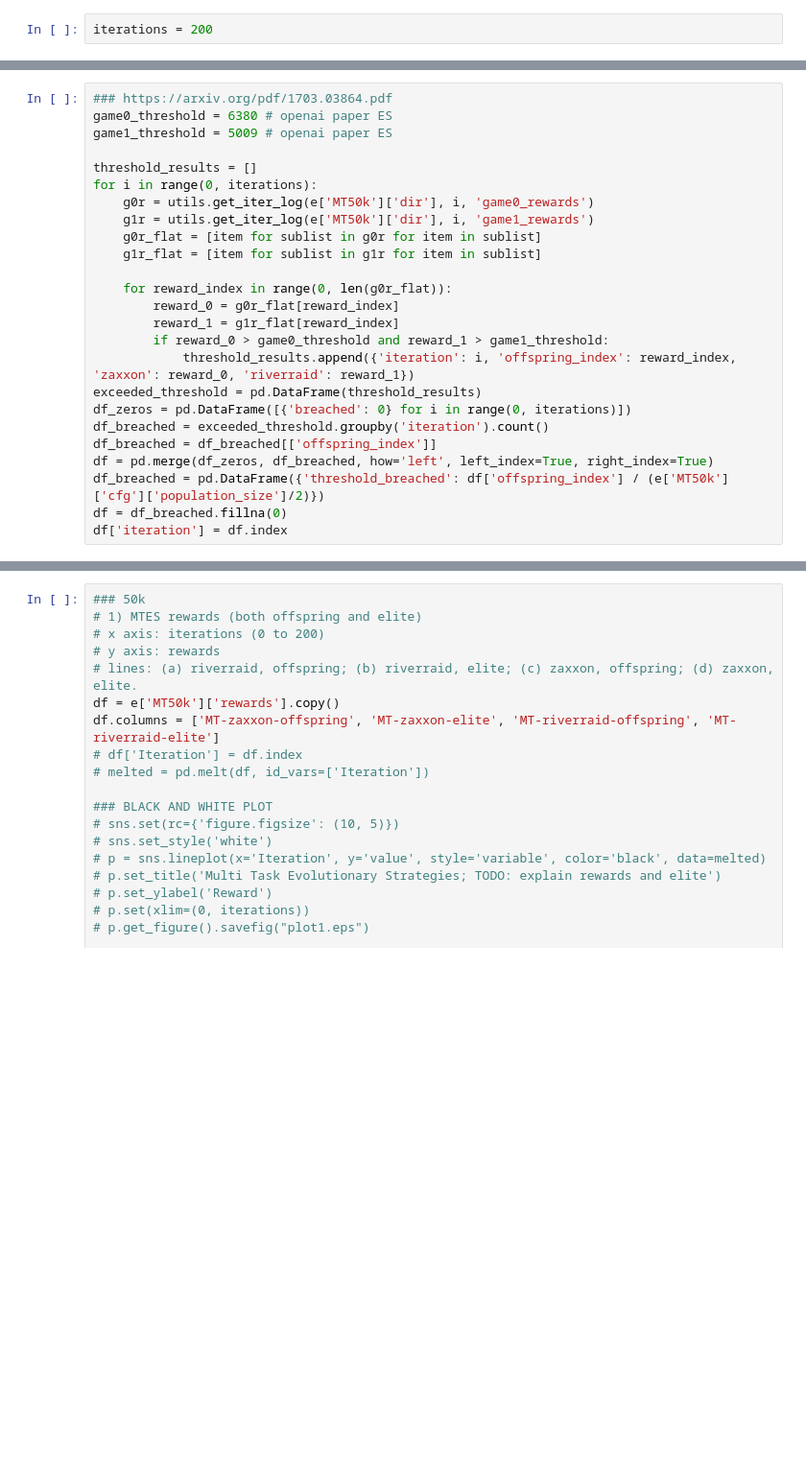
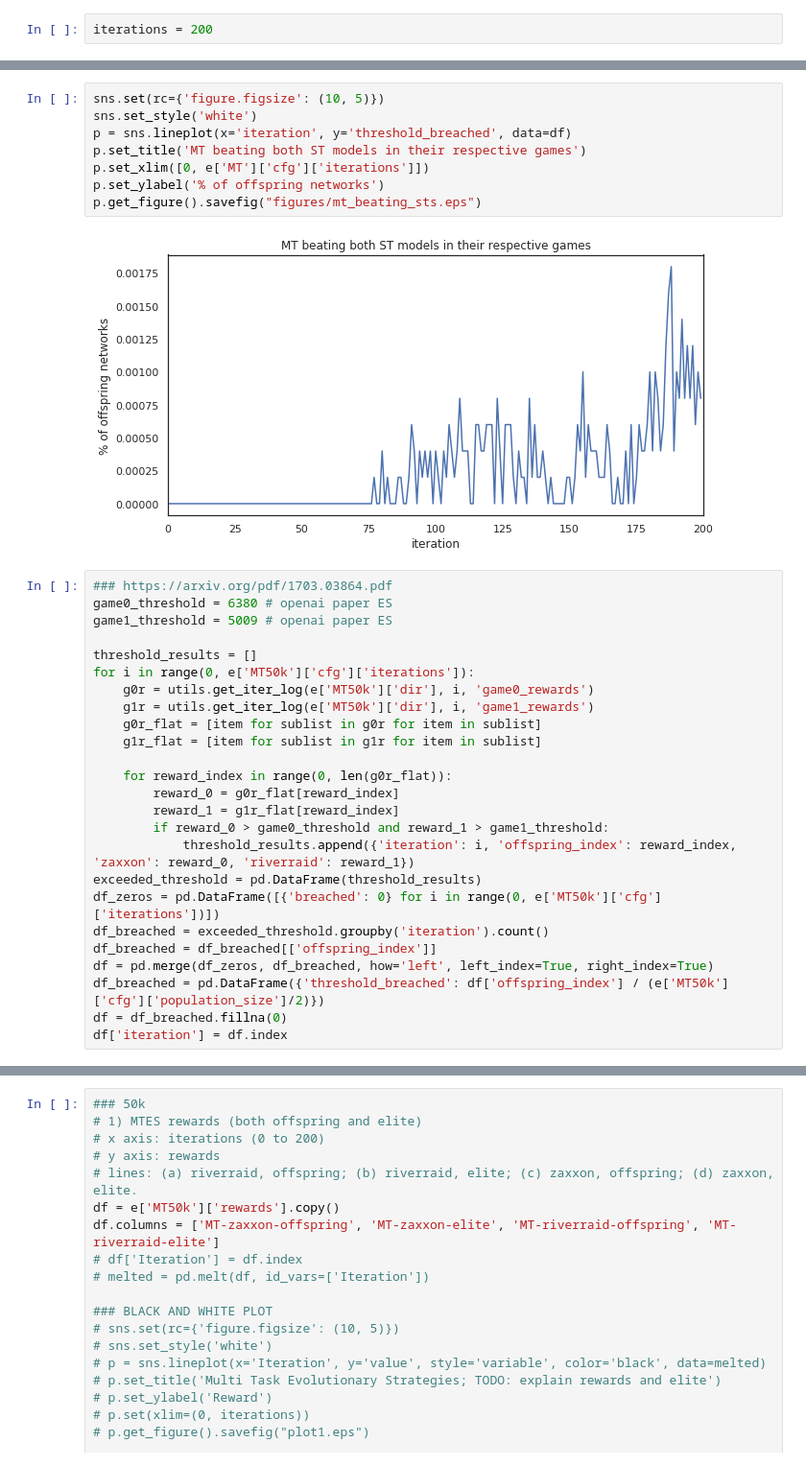
Before and after one commit to deyandyankov/research.mtne, a Jupyter notebook: gpu_implementation/analysis/all_plots.ipynb, the cells around one changed output, grey strips where cells are left out. Shown at 96% size. Saved outputs shown, nothing was run; the diff lists cells and outputs as text; blank space fills up the shorter version.

```diff
--- a/gpu_implementation/analysis/all_plots.ipynb
+++ b/gpu_implementation/analysis/all_plots.ipynb
@@ -76,10 +103,20 @@ iterations = 200
+# %%
+sns.set(rc={'figure.figsize': (10, 5)})
+sns.set_style('white')
+p = sns.lineplot(x='iteration', y='threshold_breached', data=df)
+p.set_title('MT beating both ST models in their respective games')
+p.set_xlim([0, e['MT']['cfg']['iterations']])
+p.set_ylabel('% of offspring networks')
+p.get_figure().savefig("figures/mt_beating_sts.eps")
+# %% [output]
+[figure, added]
 # %%
 ### https://arxiv.org/pdf/1703.03864.pdf
 game0_threshold = 6380 # openai paper ES
 game1_threshold = 5009 # openai paper ES
 
 threshold_results = []
-for i in range(0, iterations):
+for i in range(0, e['MT50k']['cfg']['iterations']):
     g0r = utils.get_iter_log(e['MT50k']['dir'], i, 'game0_rewards')
     g1r = utils.get_iter_log(e['MT50k']['dir'], i, 'game1_rewards')
     g0r_flat = [item for sublist in g0r for item in sublist]
@@ -91,7 +128,7 @@ for i in range(0, iterations):
         if reward_0 > game0_threshold and reward_1 > game1_threshold:
             threshold_results.append({'iteration': i, 'offspring_index': reward_index, 'zaxxon': reward_0, 'riverraid': reward_1})
 exceeded_threshold = pd.DataFrame(threshold_results)
-df_zeros = pd.DataFrame([{'breached': 0} for i in range(0, iterations)])
+df_zeros = pd.DataFrame([{'breached': 0} for i in range(0, e['MT50k']['cfg']['iterations'])])
 df_breached = exceeded_threshold.groupby('iteration').count()
 df_breached = df_breached[['offspring_index']]
 df = pd.merge(df_zeros, df_breached, how='left', left_index=True, right_index=True)
```
Also changed, not shown: parts of 4 cells of this notebook, 2 other files.
